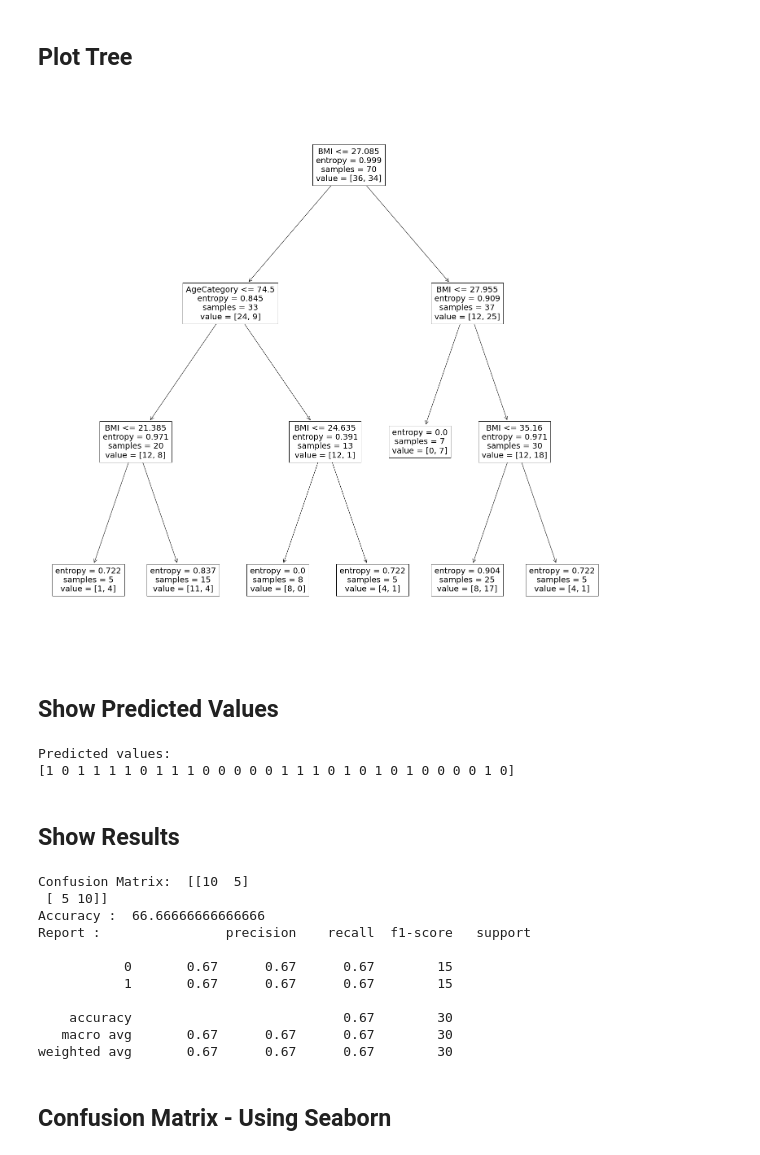
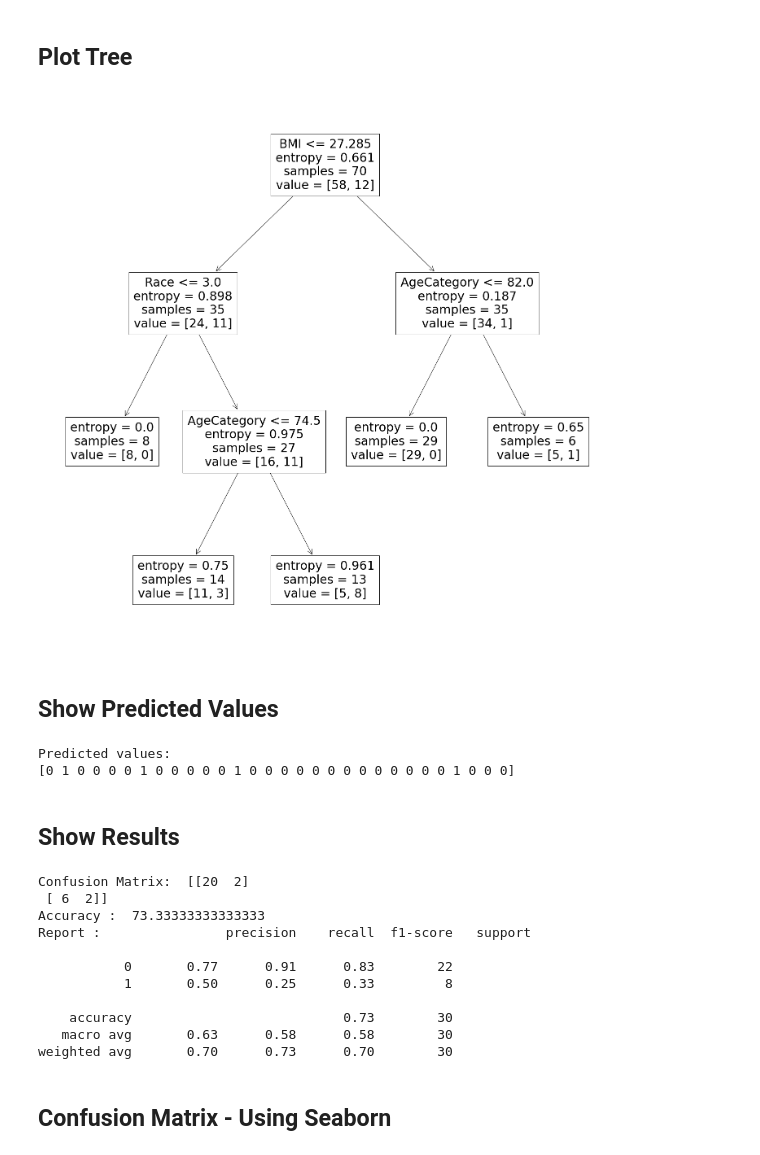
Before and after one commit to errhythm/BRACU_CSE438, a Jupyter notebook: Assignment 1/Decision Tree.ipynb, the cells around one changed output. Cells and saved outputs as stored; diff of their text form; code cells hidden in the pictures.

Commit message:
Fixed the Target variable which I totally ignored :)

```diff
--- a/Assignment 1/Decision Tree.ipynb
+++ b/Assignment 1/Decision Tree.ipynb
@@ -26,7 +26,7 @@ df=df.head(100) #Select first 100 rows
 ## Select the given attributes
 # %%
 #BMI, Smoking, PhysicalHealth, Race, Age
-df = df[['BMI', 'Smoking', 'PhysicalHealth', 'Race', 'AgeCategory']]
+df = df[['BMI', 'Smoking', 'PhysicalHealth', 'Race', 'AgeCategory', 'SkinCancer']]
 
 df
 # %% [output]
@@ -83,7 +84,4 @@ for i in df['AgeCategory']:
     elif i == '75-79':
         df['AgeCategory'] = df['AgeCategory'].replace(['75-79'], 77)
     elif i == '80 or older':
-        df['AgeCategory'] = df['AgeCategory'].replace(['80 or older'], 85)
-
-
-df
+        df['AgeCategory'] = df['AgeCategory'].replace(['80 or older'], 87)
@@ -122,6 +106,11 @@ for i in df['Race']:
         df['Race'] = df['Race'].replace(['White'], int(4))
     elif i == 'Other':
         df['Race'] = df['Race'].replace(['Other'], int(5))
+for i in df['SkinCancer']:
+    if i == 'Yes':
+        df['SkinCancer'] = df['SkinCancer'].replace(['Yes'], int(1))
+    elif i == 'No':
+        df['SkinCancer'] = df['SkinCancer'].replace(['No'], int(0))
 # %% [markdown]
 ## Exploratory Data Analysis
 # %%
@@ -133,8 +122,8 @@ sns.pairplot(data=df, hue = 'Smoking')
 # Model Fitting & Test
 ## Split Input and Target Columns and Split Train-Test Data
 # %%
-target = df['Smoking']
-inputs = df.drop(['Smoking'], axis=1)
+target = df['SkinCancer']
+inputs = df.drop(['SkinCancer'], axis=1)
 
 x = inputs.values
 y = target.values
@@ -152,10 +141,10 @@ DecisionTreeClassifier(criterion='entropy', max_depth=3, min_samples_leaf=5,
 ## Plot Tree
 # %%
 fig, ax = plt.subplots(figsize=(25,25))
-tree.plot_tree(clf_tree, ax=ax, feature_names=['BMI', 'PhysicalHealth', 'Race', 'AgeCategory'])
+tree.plot_tree(clf_tree, ax=ax, feature_names=['BMI', 'Smoking', 'PhysicalHealth', 'Race', 'AgeCategory'])
 plt.show()
 # %% [output]
-[figure, old version]
+[figure, new version]
 # %% [markdown]
 ## Show Predicted Values
 # %%
@@ -164,7 +153,7 @@ print("Predicted values:")
 print(y_pred)
 # %% [output]
 Predicted values:
-[1 0 1 1 1 1 0 1 1 1 0 0 0 0 0 1 1 1 0 1 0 1 0 1 0 0 0 0 1 0]
+[0 1 0 0 0 0 1 0 0 0 0 0 1 0 0 0 0 0 0 0 0 0 0 0 0 0 1 0 0 0]
 # %% [markdown]
 ## Show Results
 # %%
@@ -174,17 +163,17 @@ print ("Accuracy : ",accuracy_score(y_test,y_pred)*100)
 
 print("Report : ",classification_report(y_test, y_pred))
 # %% [output]
-Confusion Matrix:  [[10  5]
- [ 5 10]]
-Accuracy :  66.66666666666666
+Confusion Matrix:  [[20  2]
+ [ 6  2]]
+Accuracy :  73.33333333333333
 Report :                precision    recall  f1-score   support
 
-           0       0.67      0.67      0.67        15
-           1       0.67      0.67      0.67        15
+           0       0.77      0.91      0.83        22
+           1       0.50      0.25      0.33         8
 
-    accuracy                           0.67        30
-   macro avg       0.67      0.67      0.67        30
-weighted avg       0.67      0.67      0.67        30
+    accuracy                           0.73        30
+   macro avg       0.63      0.58      0.58        30
+weighted avg       0.70      0.73      0.70        30
 # %% [markdown]
 ## Confusion Matrix - Using Seaborn
 # %%
```
Also changed, not shown: parts of 5 cells of this notebook, 1 other file.
